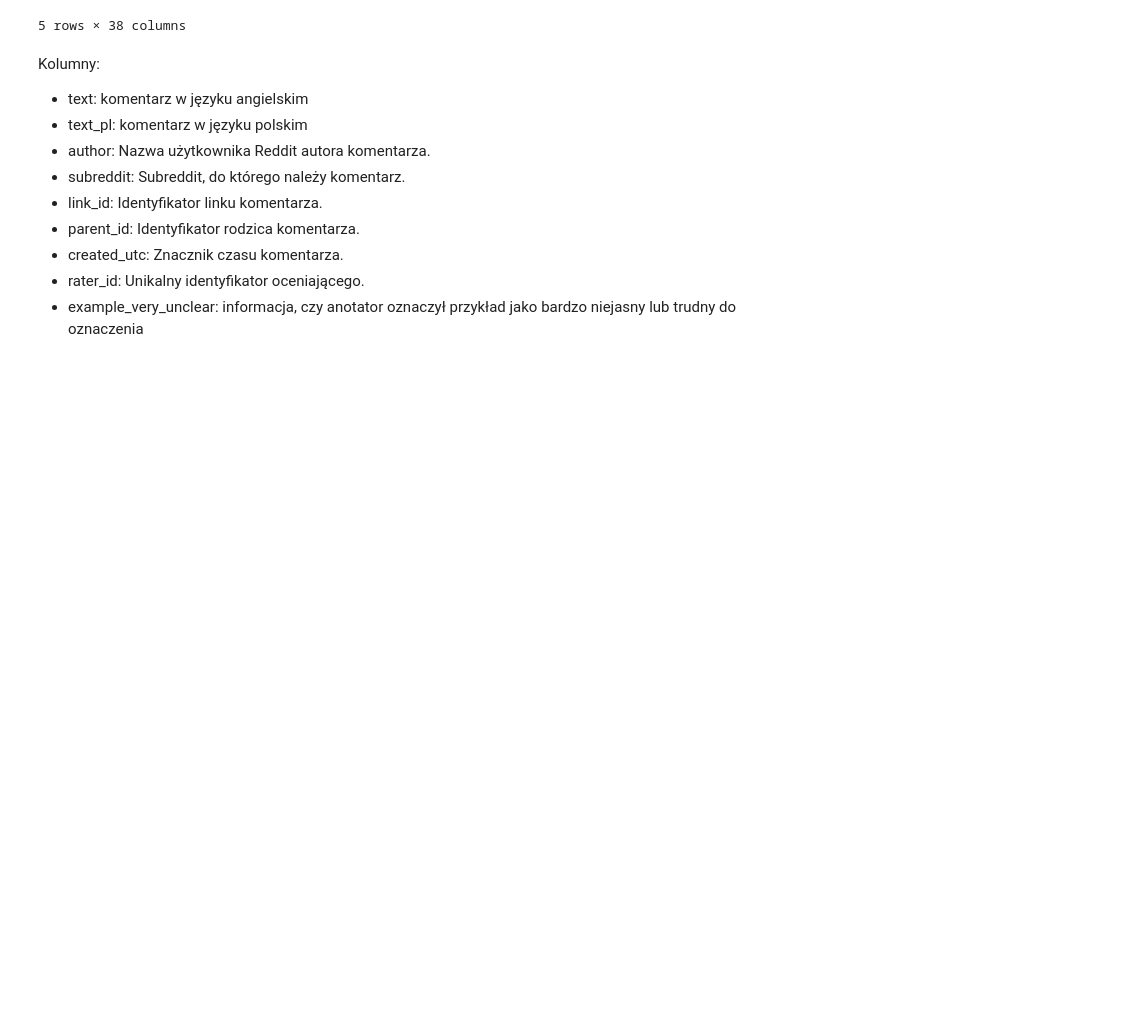
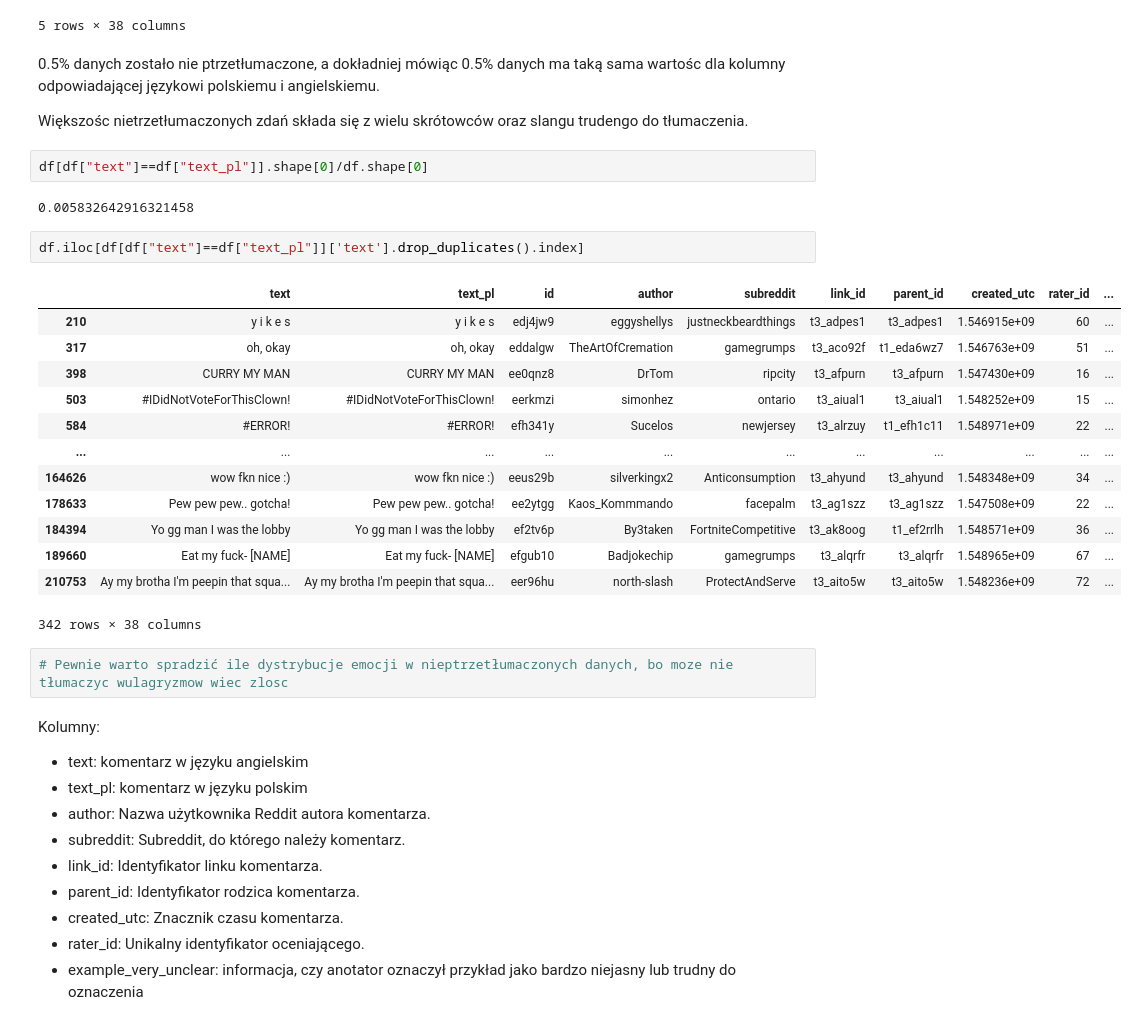
Before and after one commit to IgorCzudy/master_thesis, a Jupyter notebook: notebooks/primary_analysis.ipynb, the cells around one changed output. Saved outputs shown, nothing was run; the diff lists cells and outputs as text; blank space fills up the shorter version.

```diff
--- a/notebooks/primary_analysis.ipynb
+++ b/notebooks/primary_analysis.ipynb
@@ -74,6 +74,32 @@ df.sample(n=5, random_state=42)
 | 154996 | He was cut yesterday, unfortunately | Niestety wczoraj został zwolniony | effsrc0 | goat_mule | detroitlions | t3_alltop | t1_effqbes | 1.548942e+09 | 23 | ... |
 | 93016 | Nice, I saw them during the Demo ... | Fajnie, widziałem ich podczas Dem... | ee579yx | LeiaOrgasma | socialism | t3_agb8m7 | t1_ee56s9i | 1.547583e+09 | 62 | ... |
 5 rows × 38 columns
+# %% [markdown]
+0.5% danych zostało nie ptrzetłumaczone, a dokładniej mówiąc 0.5% danych ma taką sama wartośc dla kolumny odpowiadającej językowi polskiemu i angielskiemu.
+
+Większośc nietrzetłumaczonych zdań składa się z wielu skrótowców oraz slangu trudengo do tłumaczenia.
+# %%
+df[df["text"]==df["text_pl"]].shape[0]/df.shape[0]
+# %% [output]
+0.005832642916321458
+# %%
+df.iloc[df[df["text"]==df["text_pl"]]['text'].drop_duplicates().index]
+# %% [output]
+|  | text | text_pl | id | author | subreddit | link_id | parent_id | created_utc | rater_id | ... |
+| 210 | y i k e s | y i k e s | edj4jw9 | eggyshellys | justneckbeardthings | t3_adpes1 | t3_adpes1 | 1.546915e+09 | 60 | ... |
+| 317 | oh, okay | oh, okay | eddalgw | TheArtOfCremation | gamegrumps | t3_aco92f | t1_eda6wz7 | 1.546763e+09 | 51 | ... |
+| 398 | CURRY MY MAN | CURRY MY MAN | ee0qnz8 | DrTom | ripcity | t3_afpurn | t3_afpurn | 1.547430e+09 | 16 | ... |
+| 503 | #IDidNotVoteForThisClown! | #IDidNotVoteForThisClown! | eerkmzi | simonhez | ontario | t3_aiual1 | t3_aiual1 | 1.548252e+09 | 15 | ... |
+| 584 | #ERROR! | #ERROR! | efh341y | Sucelos | newjersey | t3_alrzuy | t1_efh1c11 | 1.548971e+09 | 22 | ... |
+| ... | ... | ... | ... | ... | ... | ... | ... | ... | ... | ... |
+| 164626 | wow fkn nice :) | wow fkn nice :) | eeus29b | silverkingx2 | Anticonsumption | t3_ahyund | t3_ahyund | 1.548348e+09 | 34 | ... |
+| 178633 | Pew pew pew.. gotcha! | Pew pew pew.. gotcha! | ee2ytgg | Kaos_Kommmando | facepalm | t3_ag1szz | t3_ag1szz | 1.547508e+09 | 22 | ... |
+| 184394 | Yo gg man I was the lobby | Yo gg man I was the lobby | ef2tv6p | By3taken | FortniteCompetitive | t3_ak8oog | t1_ef2rrlh | 1.548571e+09 | 36 | ... |
+| 189660 | Eat my fuck- [NAME] | Eat my fuck- [NAME] | efgub10 | Badjokechip | gamegrumps | t3_alqrfr | t3_alqrfr | 1.548965e+09 | 67 | ... |
+| 210753 | Ay my brotha I'm peepin that squa... | Ay my brotha I'm peepin that squa... | eer96hu | north-slash | ProtectAndServe | t3_aito5w | t3_aito5w | 1.548236e+09 | 72 | ... |
+342 rows × 38 columns
+# %%
+# Pewnie warto spradzić ile dystrybucje emocji w nieptrzetłumaczonych danych, bo moze nie tłumaczyc wulagryzmow wiec zlosc
 # %% [markdown]
 Kolumny:
 - text: komentarz w języku angielskim
```
Also changed, not shown: parts of 11 cells of this notebook.
